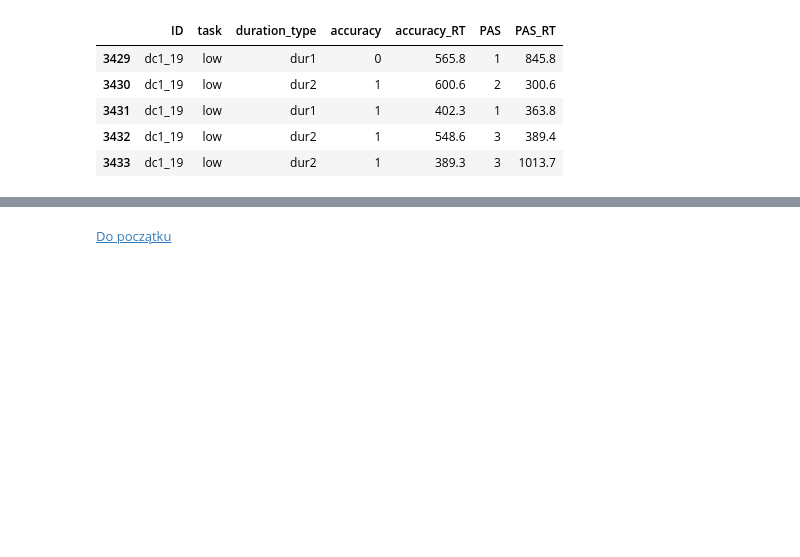
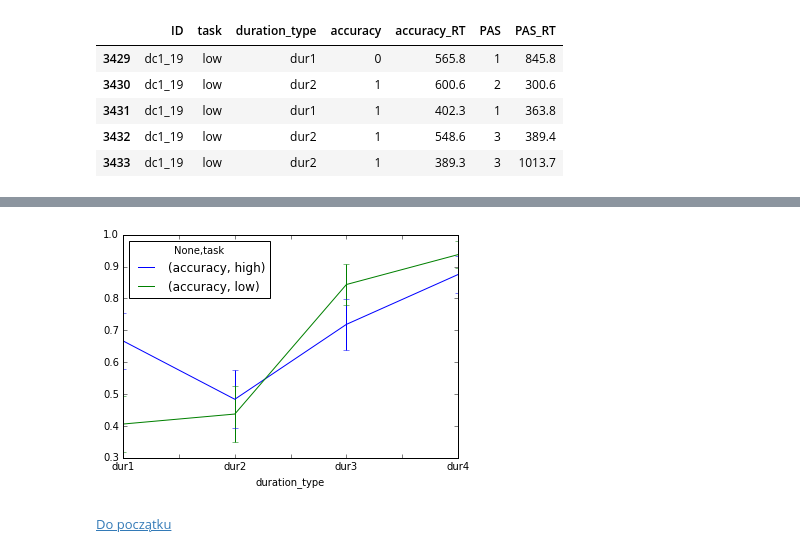
Before and after one commit to mkoculak/Warsztat-programowania, a Jupyter notebook: Warsztat 1-9.ipynb, the cells around one changed output, grey strips where cells are left out. Drawn from its saved outputs; the diff is of its cells as text; code cells hidden in the pictures; blank space fills up the shorter version.

```diff
--- a/Warsztat 1-9.ipynb
+++ b/Warsztat 1-9.ipynb
@@ -88,4 +110,4 @@ dane_small.head()
 Zanim zaczniemy pracować z całym zbiorem, wybierzmy dane dla jednej osoby badanej, na której będziemy testować kolejne kroki analizy danych.
 Sprawdźmy najpierw, jakie osoby badane mamy dostępne.
 # %%
-dane_small.ID.unique()
+osoby=dane_small.ID.unique()
@@ -109,3 +193,7 @@ d19.head()
+# %%
+interactive(func,k=list(osoby))
+# %% [output]
+[figure, added]
 # %% [markdown]
 <a href='#top' style='float: right; font-size: 13px;'>Do początku</a>
 # %% [markdown]
```
Also changed, not shown: parts of 16 cells of this notebook.
